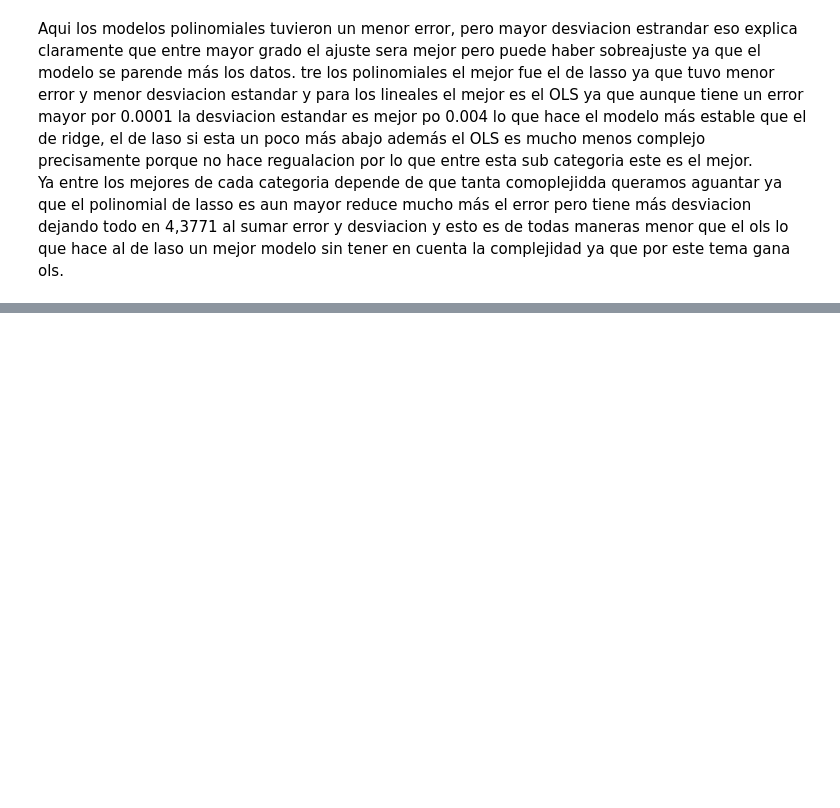
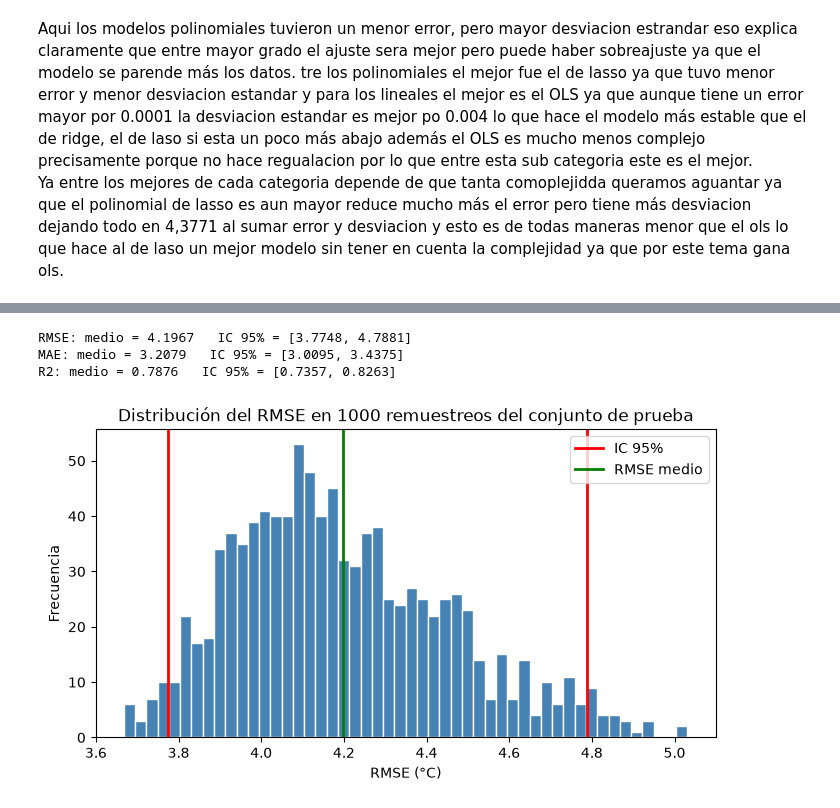
Before and after one commit to gabrielapalooza2/Lab2ML, a Jupyter notebook: lab2_1.ipynb, the cells around one changed output, grey strips where cells are left out. Saved outputs shown, nothing was run; the diff lists cells and outputs as text; code cells hidden in the pictures; blank space fills up the shorter version.

```diff
--- a/lab2_1.ipynb
+++ b/lab2_1.ipynb
@@ -870,0 +915,33 @@ Ya entre los mejores de cada categoria depende de que tanta comoplejidda queramo
+# %%
+mejor_pl = grid_poli_lasso.best_estimator_
+
+n_iteraciones = 1000
+rmse_boot, mae_boot, r2_boot = [], [], []
+
+for i in range(n_iteraciones):
+    X_re, y_re = resample(X_test, y_test, replace=True, n_samples=len(X_test), random_state=i)
+    pred = mejor_pl.predict(X_re)
+    rmse_boot.append(np.sqrt(mean_squared_error(y_re, pred)))
+    mae_boot.append(mean_absolute_error(y_re, pred))
+    r2_boot.append(r2_score(y_re, pred))
+
+for nombre, valores in [('RMSE', rmse_boot), ('MAE', mae_boot), ('R2', r2_boot)]:
+    v = np.array(valores)
+    lower = np.percentile(v, 2.5)
+    upper = np.percentile(v, 97.5)
+    print(f"{nombre}: medio = {v.mean():.4f}   IC 95% = [{lower:.4f}, {upper:.4f}]")
+# %% [output]
+RMSE: medio = 4.1967   IC 95% = [3.7748, 4.7881]
+MAE: medio = 3.2079   IC 95% = [3.0095, 3.4375]
+R2: medio = 0.7876   IC 95% = [0.7357, 0.8263]
+# %%
+plt.figure(figsize=(8, 4))
+plt.hist(rmse_boot, bins=50, color='steelblue', edgecolor='white')
+plt.axvline(np.percentile(rmse_boot, 2.5),  color='red',   linewidth=2, label='IC 95%')
+plt.axvline(np.percentile(rmse_boot, 97.5), color='red',   linewidth=2)
+plt.axvline(np.mean(rmse_boot),             color='green', linewidth=2, label='RMSE medio')
+plt.xlabel('RMSE (°C)'); plt.ylabel('Frecuencia')
+plt.title('Distribución del RMSE en 1000 remuestreos del conjunto de prueba')
+plt.legend(); plt.show()
+# %% [output]
+[figure, added]
```
Also changed, not shown: parts of 2 cells of this notebook.
